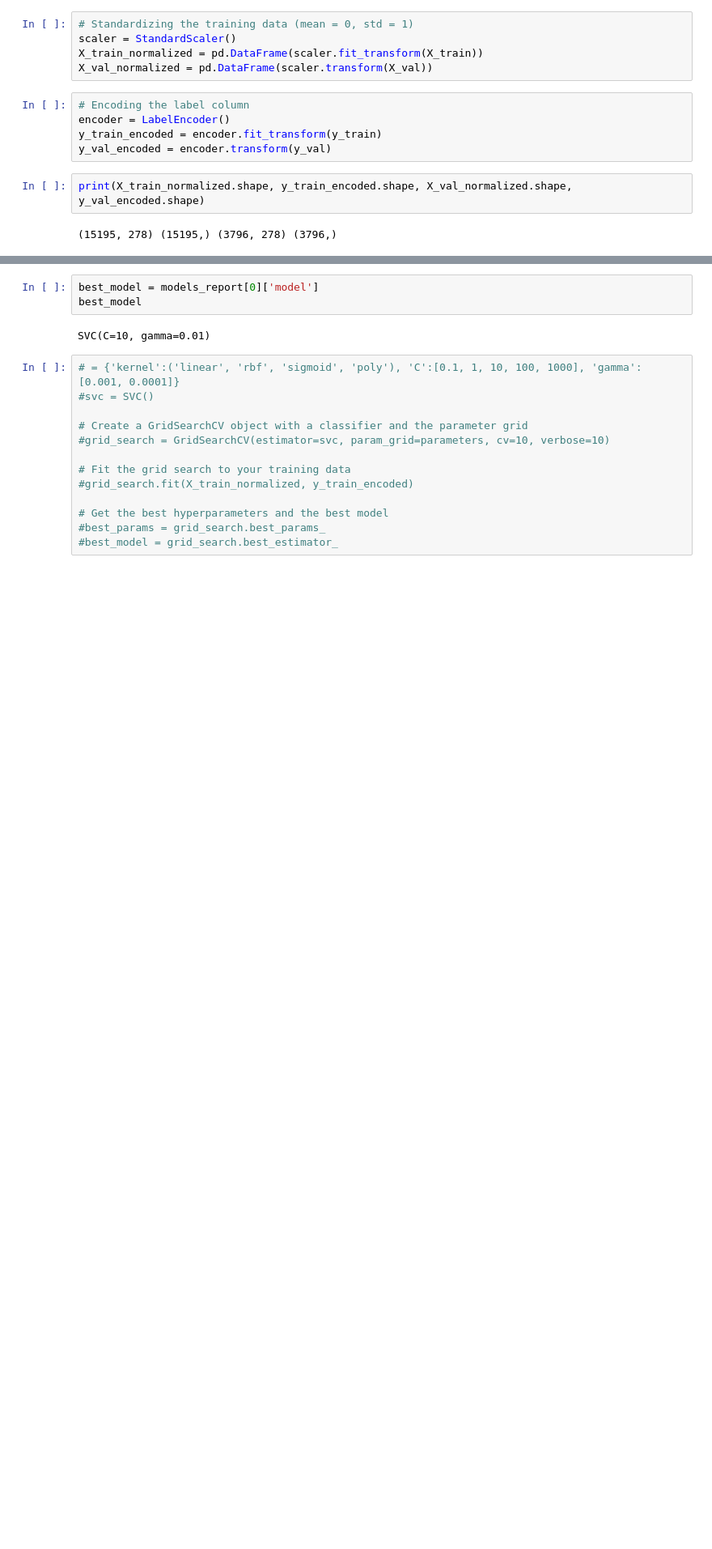
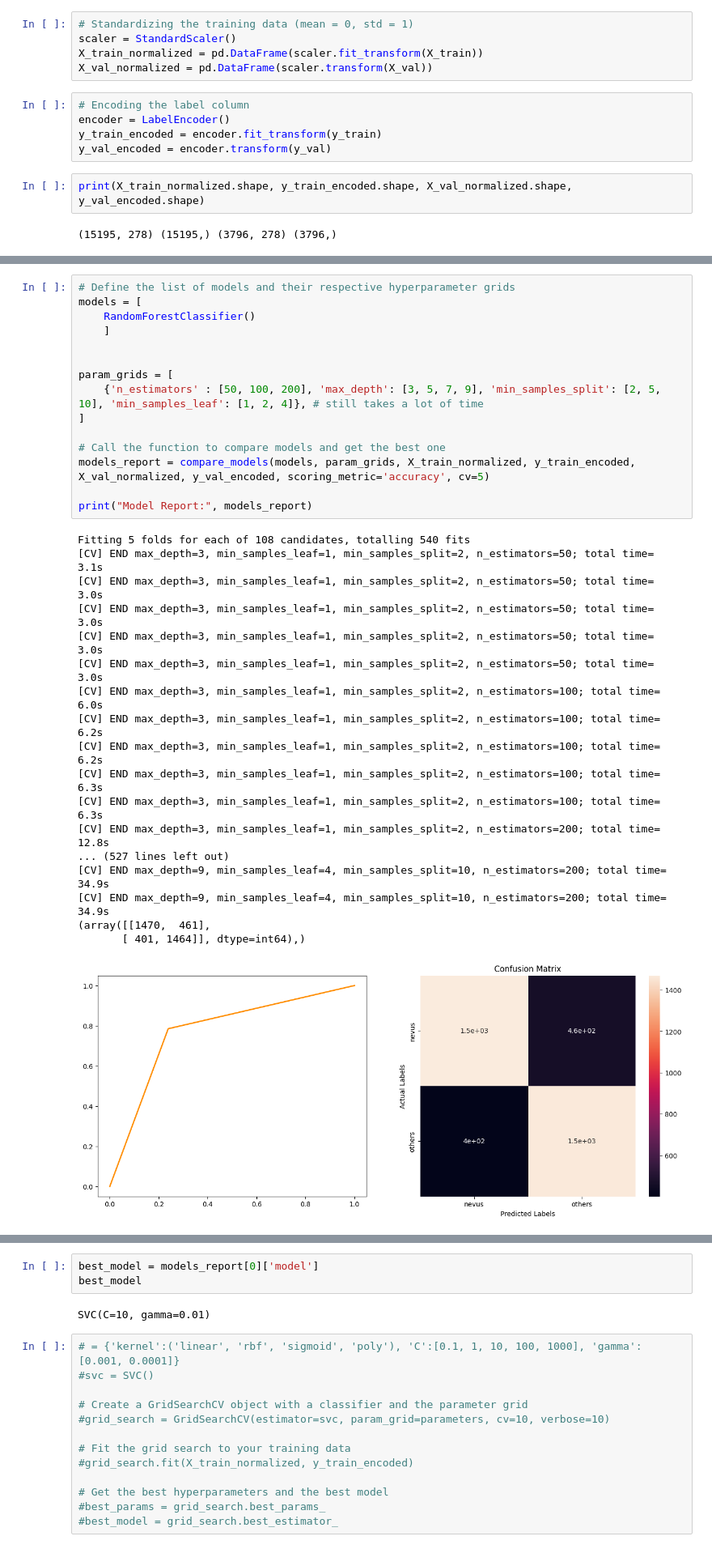
Before and after one commit to lui-alvarez/Melanoma-classification-using-machine-learning, a Jupyter notebook: notebooks/machine_learning_pipeline.ipynb, the cells around one changed output, grey strips where cells are left out. Shown: that part at 81% size. Drawn from its saved outputs; the diff is of its cells as text; blank space fills up the shorter version.

```diff
--- a/notebooks/machine_learning_pipeline.ipynb
+++ b/notebooks/machine_learning_pipeline.ipynb
@@ -270,0 +410,34 @@ models_report
+# %%
+# Define the list of models and their respective hyperparameter grids
+models = [
+    RandomForestClassifier()
+    ]
+
+
+param_grids = [
+    {'n_estimators' : [50, 100, 200], 'max_depth': [3, 5, 7, 9], 'min_samples_split': [2, 5, 10], 'min_samples_leaf': [1, 2, 4]}, # still takes a lot of time
+]
+
+# Call the function to compare models and get the best one
+models_report = compare_models(models, param_grids, X_train_normalized, y_train_encoded, X_val_normalized, y_val_encoded, scoring_metric='accuracy', cv=5)
+
+print("Model Report:", models_report)
+# %% [output]
+Fitting 5 folds for each of 108 candidates, totalling 540 fits
+[CV] END max_depth=3, min_samples_leaf=1, min_samples_split=2, n_estimators=50; total time=   3.1s
+[CV] END max_depth=3, min_samples_leaf=1, min_samples_split=2, n_estimators=50; total time=   3.0s
+[CV] END max_depth=3, min_samples_leaf=1, min_samples_split=2, n_estimators=50; total time=   3.0s
+[CV] END max_depth=3, min_samples_leaf=1, min_samples_split=2, n_estimators=50; total time=   3.0s
+[CV] END max_depth=3, min_samples_leaf=1, min_samples_split=2, n_estimators=50; total time=   3.0s
+[CV] END max_depth=3, min_samples_leaf=1, min_samples_split=2, n_estimators=100; total time=   6.0s
+[CV] END max_depth=3, min_samples_leaf=1, min_samples_split=2, n_estimators=100; total time=   6.2s
+[CV] END max_depth=3, min_samples_leaf=1, min_samples_split=2, n_estimators=100; total time=   6.2s
+[CV] END max_depth=3, min_samples_leaf=1, min_samples_split=2, n_estimators=100; total time=   6.3s
+[CV] END max_depth=3, min_samples_leaf=1, min_samples_split=2, n_estimators=100; total time=   6.3s
+[CV] END max_depth=3, min_samples_leaf=1, min_samples_split=2, n_estimators=200; total time=  12.8s
+... (527 lines left out)
+[CV] END max_depth=9, min_samples_leaf=4, min_samples_split=10, n_estimators=200; total time=  34.9s
+[CV] END max_depth=9, min_samples_leaf=4, min_samples_split=10, n_estimators=200; total time=  34.9s
+(array([[1470,  461],
+       [ 401, 1464]], dtype=int64),)
+[figure, added]
```
Also changed, not shown: parts of 16 cells of this notebook, 1 other file.
